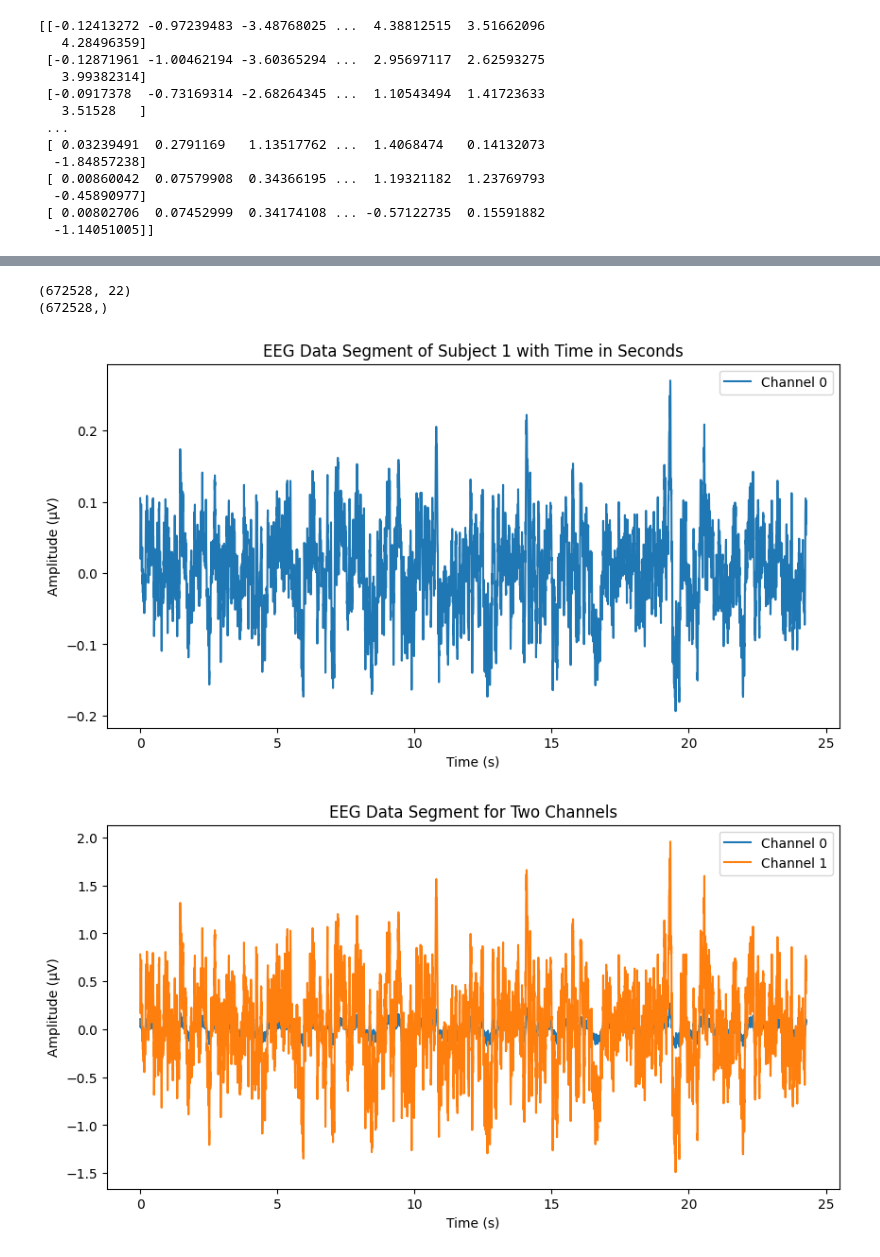
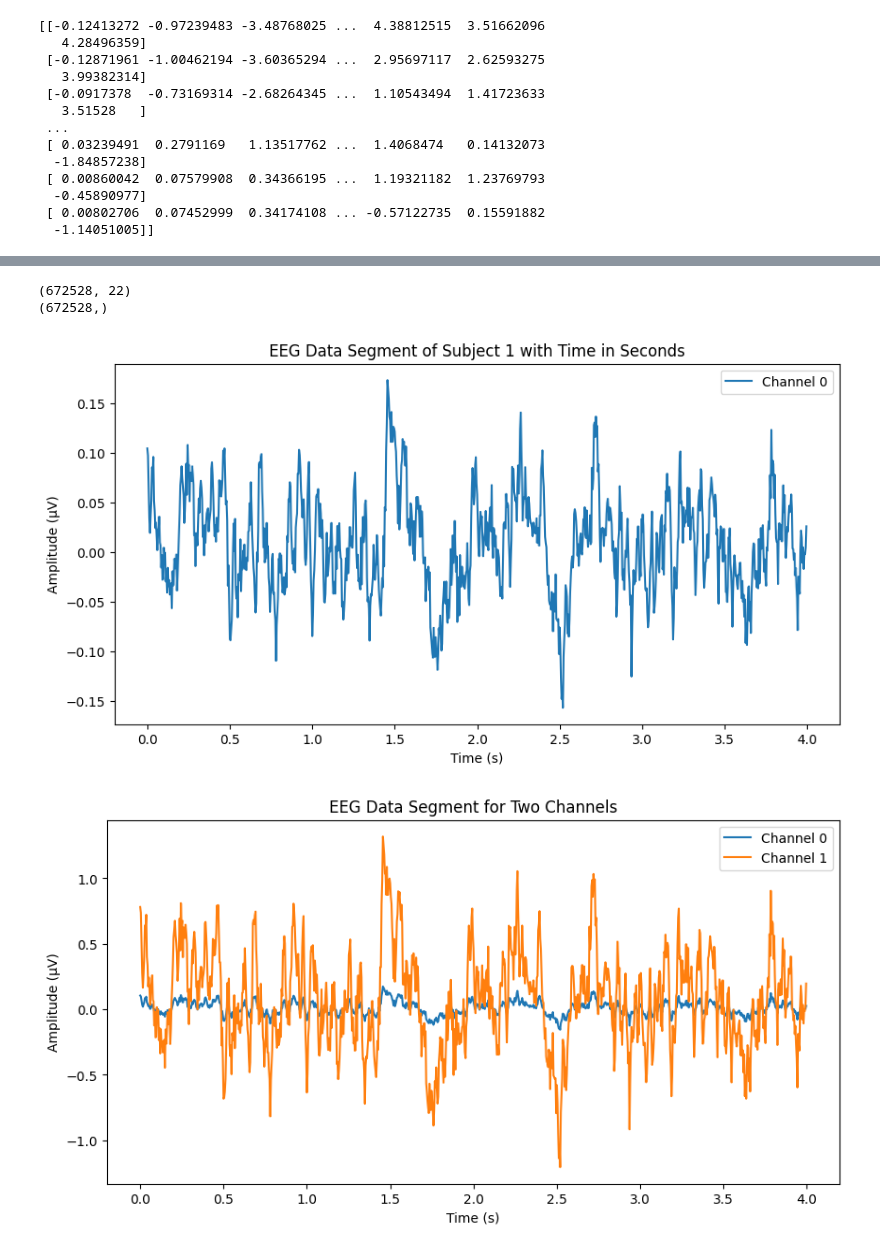
Before and after one commit to VirajJaneja/VinjamuriEEGProject, a Jupyter notebook: Clean_EEG.ipynb, the cells around one changed output, grey strips where cells are left out. Drawn from its saved outputs; the diff is of its cells as text; code cells hidden in the pictures.

```diff
--- a/Clean_EEG.ipynb
+++ b/Clean_EEG.ipynb
@@ -181,7 +215,7 @@ print(processed_data)
 # %%
 subject = f'subject{1:02d}'
 eeg_data = preprocess_subject_data(subjectData[subject])
-start, end = right[0], right[1]
+start, end = right[0], right[0] + (4 * FS)
 
 print(eeg_data.shape)
 temp = eeg_data[:, 0] # only gets 0th channel from eeg_data
@@ -203,28 +237,28 @@ plt.show()
 # %% [output]
 (672528, 22)
 (672528,)
-[figure, old version]
+[figure, new version]
 # %%
 subject = f'subject{1:02d}'
 eeg_data = preprocess_subject_data(subjectData[subject])
 
 # Extract a segment of the first two channels (0 and 1) between the right-hand motor imagery events
 temp2 = eeg_data[:, :2]  # Select channels 0 and 1
-start, end = right[0], right[1]
+start, end = right[0], right[0] + (4 * FS)
 segment_of_temp2 = temp2[start:end, :]  # Get the segment for both channels
 
 # Create a time axis in seconds
 FS = 250  # Sampling rate in Hz
 time_axis = np.arange(0, len(segment_of_temp2)) / FS
 
 # Plot the two channels
 plt.figure(figsize=(10, 5))
 plt.plot(time_axis, segment_of_temp2[:, 0], label="Channel 0")  # Plot channel 0
 plt.plot(time_axis, segment_of_temp2[:, 1], label="Channel 1")  # Plot channel 1
 plt.xlabel('Time (s)')
 plt.ylabel('Amplitude (µV)')
 plt.title("EEG Data Segment for Two Channels")
 plt.legend()  # Show legend to identify channels
 plt.show()
 # %% [output]
-[figure, old version]
+[figure, new version]
```
Also changed, not shown: parts of 4 cells of this notebook, 4 other files.
